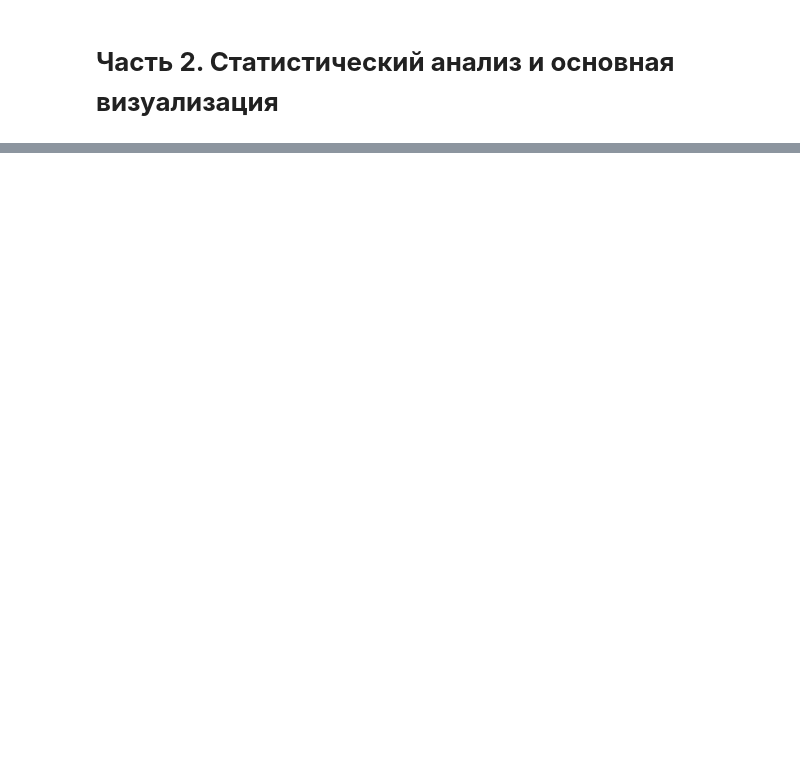
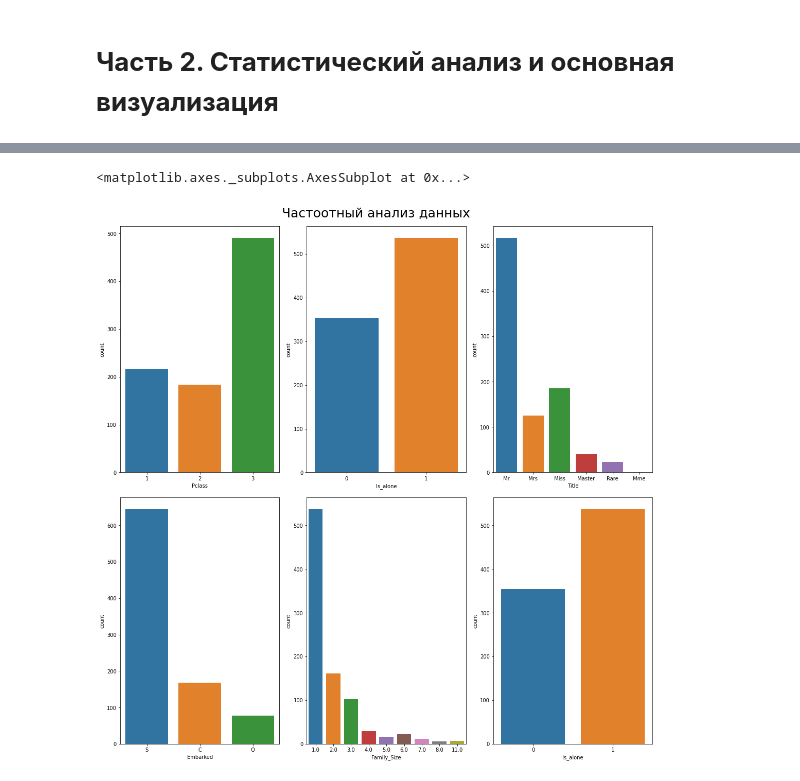
Before and after one commit to AlexeyProvorov/Other_projects, a Jupyter notebook: ML_DiKaprio_visual.ipynb, the cells around one changed output, grey strips where cells are left out. Cells and saved outputs as stored; diff of their text form; code cells hidden in the pictures; blank space fills up the shorter version.

```diff
--- a/ML_DiKaprio_visual.ipynb
+++ b/ML_DiKaprio_visual.ipynb
@@ -229,0 +649,15 @@ array([0, 1, 1, 1, 0, 0, 0, 0, 1, 1, 1, 1, 0, 0, 0, 1, 0, 1, 0, 1, 0, 1,
+# %%
+fig, ax = plt.subplots(2, 3, sharex=False, sharey=False,
+                       figsize=(15,15), constrained_layout=True)
+fig.suptitle('Частоотный анализ данных', fontsize=25)
+
+sns.countplot(x="Pclass", data=all_data_stat, ax=ax[0,0])
+sns.countplot(x="Is_alone", data=all_data_stat, ax=ax[0,1])
+sns.countplot(x="Title", data=all_data_stat, ax=ax[0,2])
+
+sns.countplot(x="Embarked", data=all_data_stat, ax=ax[1,0])
+sns.countplot(x="Family_Size", data=all_data_stat, ax=ax[1,1])
+sns.countplot(x="Is_alone", data=all_data_stat, ax=ax[1,2])
+# %% [output]
+<matplotlib.axes._subplots.AxesSubplot at 0x...>
+[figure, added]
```
Also changed, not shown: parts of 84 cells of this notebook.
